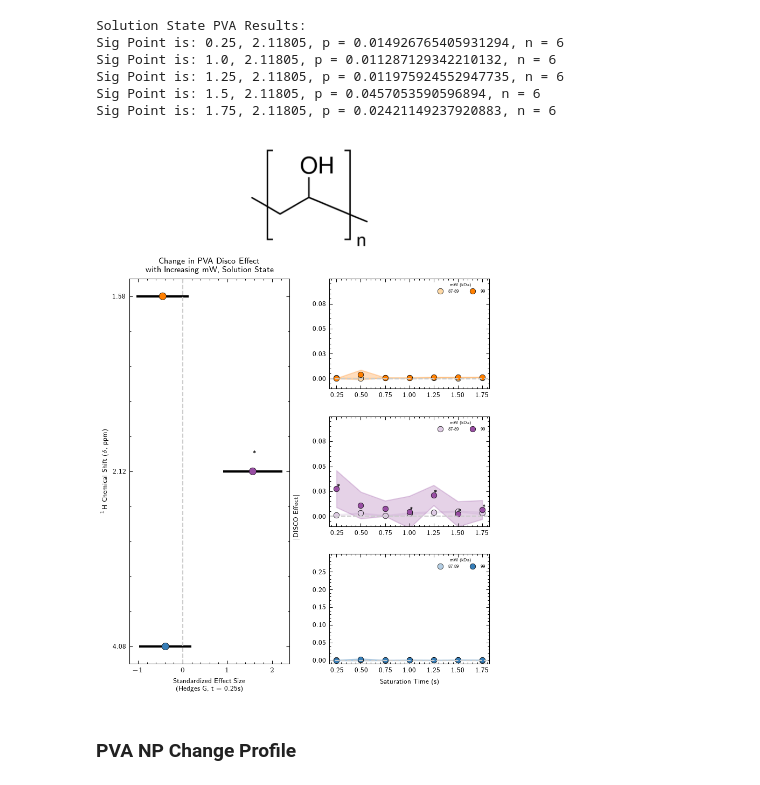
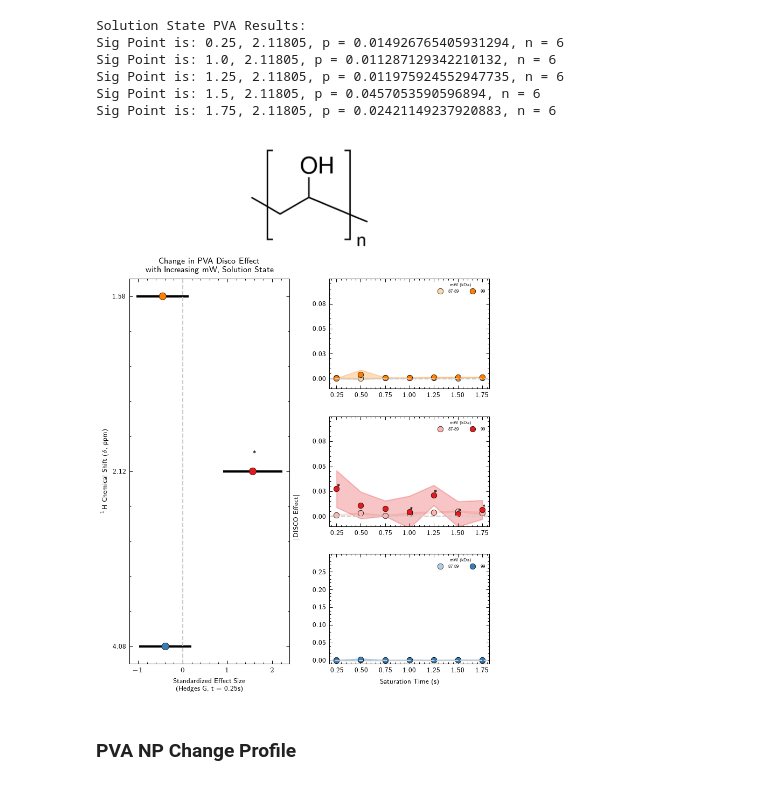
Before and after one commit to Frank-Gu-Lab/disco-np-paper, a Jupyter notebook: notebooks/polymer_profiles.ipynb, the cells around one changed output. Drawn from its saved outputs; the diff is of its cells as text; code cells hidden in the pictures.

```diff
--- a/notebooks/polymer_profiles.ipynb
+++ b/notebooks/polymer_profiles.ipynb
@@ -206,8 +211,8 @@ fig, axd = plt.subplot_mosaic(mosaic,
 
 # always ensure low to high order for correct labelling
 pva_names = ["87-89", "99"]
-ppm_colors = ['#377eb8', '#984ea3', '#ff7f00', '#e41a1c', '#f781bf',
-              '#ffff33', '#4daf4a', '#a65628', '#999999'] #update ppm colors to match previous graph (flip #ff7ff00 and #e41a1c)
+ppm_colors = ['#377eb8', '#e41a1c', '#ff7f00', '#984ea3', '#f781bf',
+              '#ffff33', '#4daf4a', '#a65628', '#999999'] #update ppm colors to match previous graph (flip #984ea3 and #e41a1c)
 
 # low vs high per ppm
 buildup_colors9 = ['#f2f2f2',  '#999999']
@@ -249,7 +254,7 @@ axd['I'].xaxis.set_ticks(np.arange(0.25, 2.0, 0.25))
 axd['I'].set_xlabel("Saturation Time (s)")
 
 df_list = [ppi_2_low, ppi_2_high]
-add_overlaid_buildup_toax_customlabels(df_list, axd['J'], **kwargs, **{"custom_colors": buildup_colors2})
+add_overlaid_buildup_toax_customlabels(df_list, axd['J'], **kwargs, **{"custom_colors": buildup_colors4})
 axd['J'].set_ylim((-0.01, 0.1))
 axd['J'].yaxis.set_ticks(np.arange(0.0, 0.1, 0.025))
 axd['J'].xaxis.set_ticks(np.arange(0.25, 2.0, 0.25))
@@ -261,34 +266,34 @@ axd['K'].yaxis.set_ticks(np.arange(0.0, 0.1, 0.025))
 axd['K'].xaxis.set_ticks(np.arange(0.25, 2.0, 0.25))
 
 
 # format legend(s)
 legends = ["I", "J", "K"]
 props = dict(boxstyle='round', facecolor='white', linewidth=1.0)
 for letter in legends:
     leg = axd[f'{letter}'].legend(
         loc='upper right', title="mW (kDa)", frameon=False, fontsize=4, ncol=2)
     leg.get_frame().set_edgecolor('k')
     leg.get_title().set_fontsize('4')
 
     # set decimal places in plot
     axd[f'{letter}'].yaxis.set_major_formatter(FormatStrFormatter('%.2f'))
     axd[f'{letter}'].xaxis.set_major_formatter(FormatStrFormatter('%.2f'))
 
 # buildup curve labels
 t = axd['J'].text(-0.20, 0.0, "$$|\mbox{DISCO Effect}|$$", ha="left", va="center", rotation=90)
 plt.tight_layout()
 
 # write to file
 output_filename = f"{output_directory}/pva_peakwisebuildups.svg"
 fig.patch.set_facecolor('white')
 fig.savefig(output_filename, dpi=500, transparent=False)
 
 # save as png
 output_filename2 = f"{output_directory}/pva_peakwisebuildups.png"
 fig.patch.set_facecolor('white')
 fig.savefig(output_filename2, dpi=500, transparent=False)
 # %% [output]
-[figure, old version]
+[figure, new version]
 # %% [markdown]
 ### PVA NP Change Profile
 # %%
```
Also changed, not shown: parts of 4 cells of this notebook, 1 other file.
